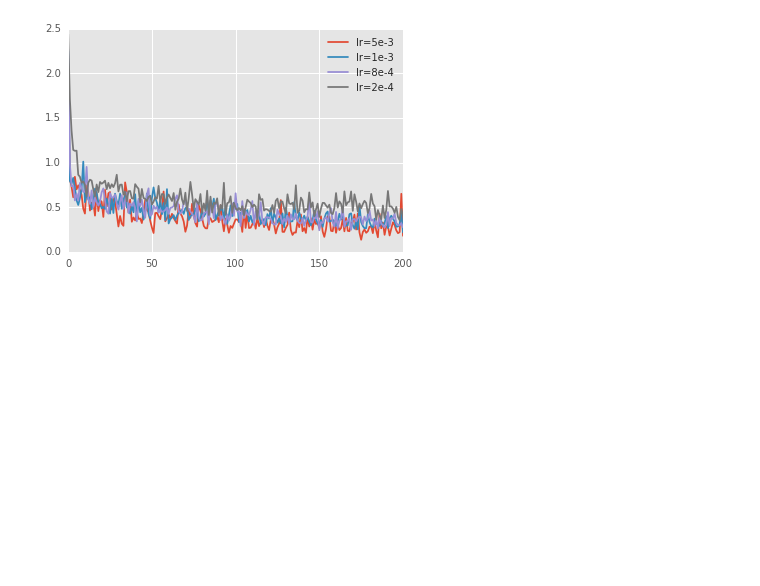
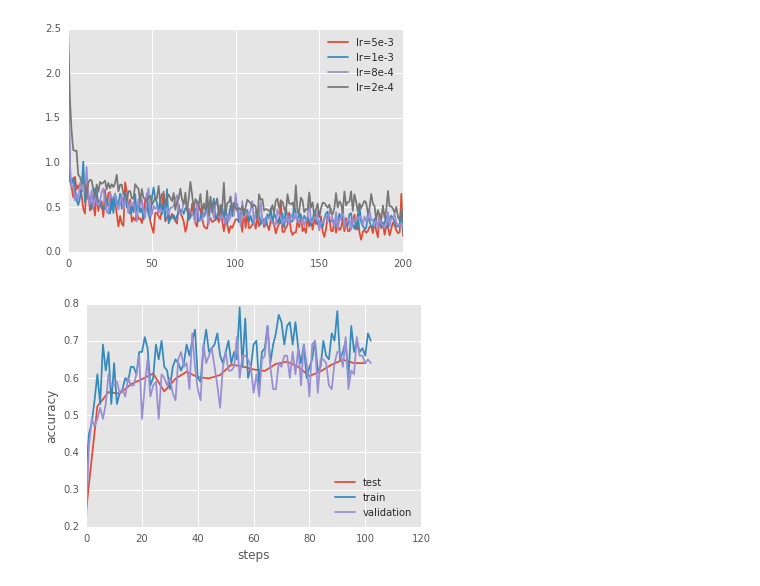
Before and after one commit to ludazhao/SherlockNet, a Jupyter notebook: scripts/tags_net_analysis.ipynb, the cells around one changed output. Drawn from its saved outputs; the diff is of its cells as text; code cells hidden in the pictures; blank space fills up the shorter version.

Commit message:
added decoration date analysis

```diff
--- a/scripts/tags_net_analysis.ipynb
+++ b/scripts/tags_net_analysis.ipynb
@@ -115,2 +116,15 @@ plt.savefig("figures/learn_rates", format='png')
 # %% [output]
 [figure]
+# %%
+train, val, top1, top3, top5, loss = get_acc_and_loss("/home/ubuntu/ArtHistoryNet/scripts_decadesnet/log_datenet.txt")
+# %%
+# plt.figure(figsize=(12, 10))
+plt.plot(range(0, len(top1) * 4, 4), top1, label="test")
+plt.plot(train, label="train")
+plt.plot(val, label="validation")
+plt.xlabel('steps')
+plt.ylabel('accuracy')
+plt.legend(loc=4)
+plt.savefig("figures/datenet_decorations.pdf", format='pdf')
+# %% [output]
+[figure, added]
```
Also changed, not shown: parts of 3 cells of this notebook, 15 other files.
